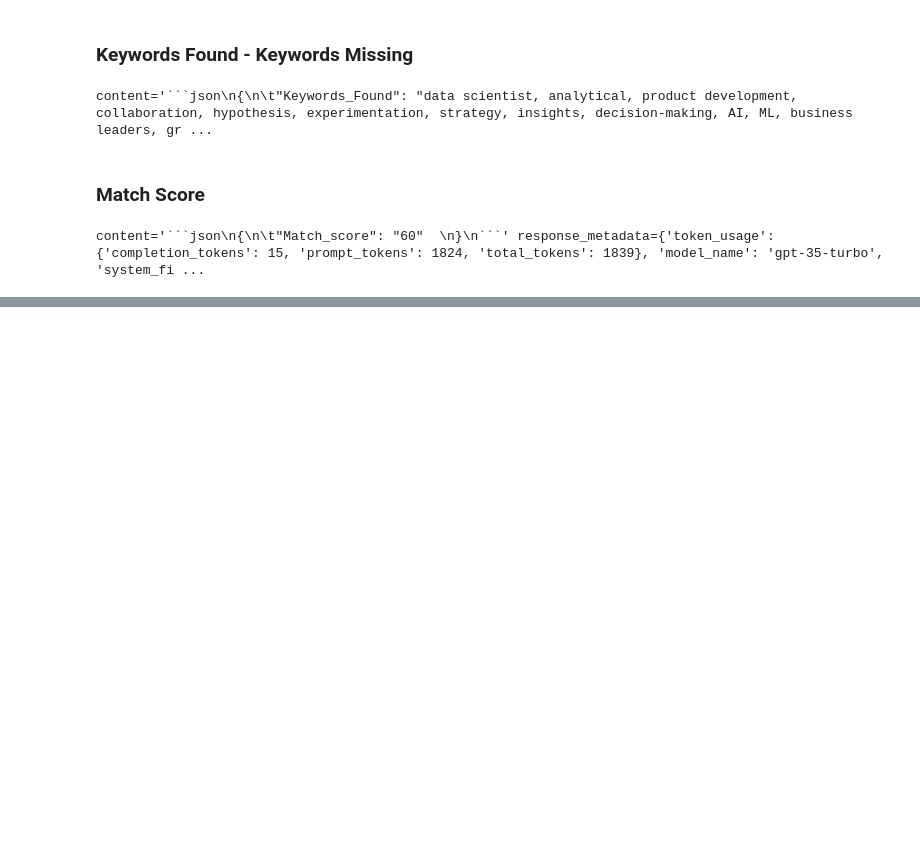
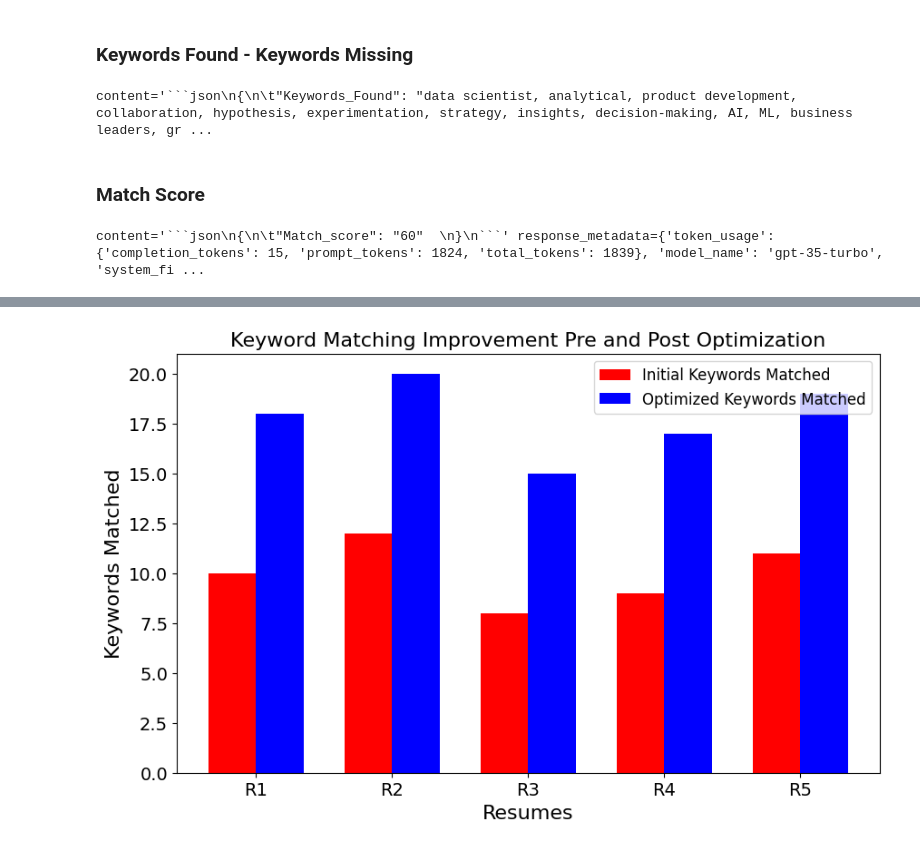
Before and after one commit to aviralwalia08/ResumeOptimizer, a Jupyter notebook: notebooks/Get_Top20Keywords.ipynb, the cells around one changed output, grey strips where cells are left out. Cells and saved outputs as stored; diff of their text form; code cells hidden in the pictures; blank space fills up the shorter version.

```diff
--- a/notebooks/Get_Top20Keywords.ipynb
+++ b/notebooks/Get_Top20Keywords.ipynb
@@ -445,0 +500,27 @@ ModuleNotFoundError: No module named 'matplotlib'
+# %%
+import numpy as np
+
+# Sample data
+initial_keywords = [10, 12, 8, 9, 11]
+optimized_keywords = [18, 20, 15, 17, 19]
+
+# Plotting
+fig, ax = plt.subplots(figsize=(10, 6))
+bar_width = 0.35
+index = np.arange(len(resumes))
+
+bar1 = ax.bar(index, initial_keywords, bar_width, label='Initial Keywords Matched',color='red')
+bar2 = ax.bar(index + bar_width, optimized_keywords, bar_width, label='Optimized Keywords Matched',color='blue')
+
+ax.set_xlabel('Resumes', fontsize=16)
+ax.set_ylabel('Keywords Matched', fontsize=16)
+ax.set_title('Keyword Matching Improvement Pre and Post Optimization', fontsize=16)
+ax.set_xticks(index + bar_width / 2)
+ax.set_xticklabels(resumes, fontsize=14)
+ax.tick_params(axis='x', labelsize=14)
+ax.tick_params(axis='y', labelsize=14)
+ax.legend(fontsize=12)
+
+plt.show()
+# %% [output]
+[figure, added]
```
Also changed, not shown: parts of 8 cells of this notebook, 2 other files.
